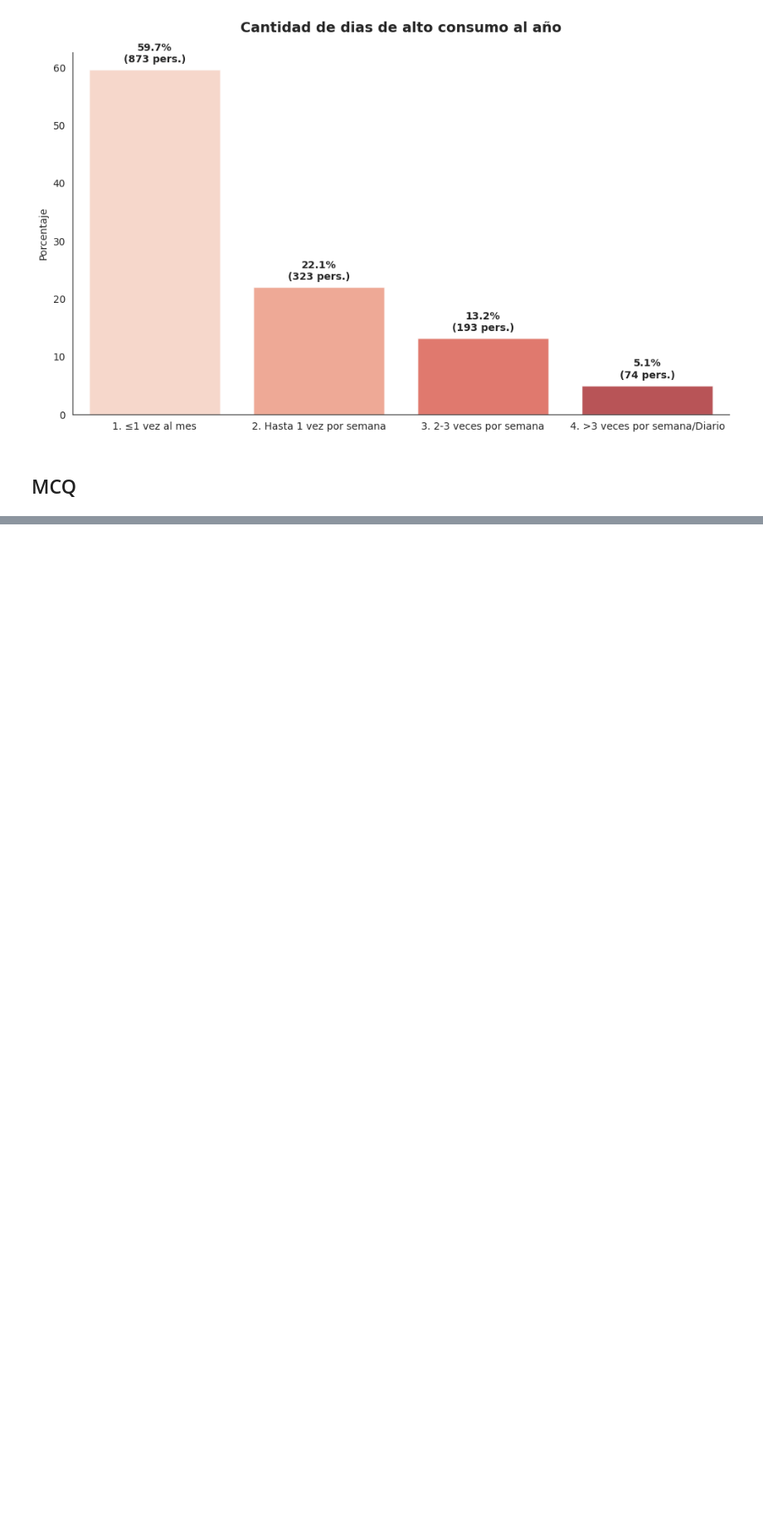
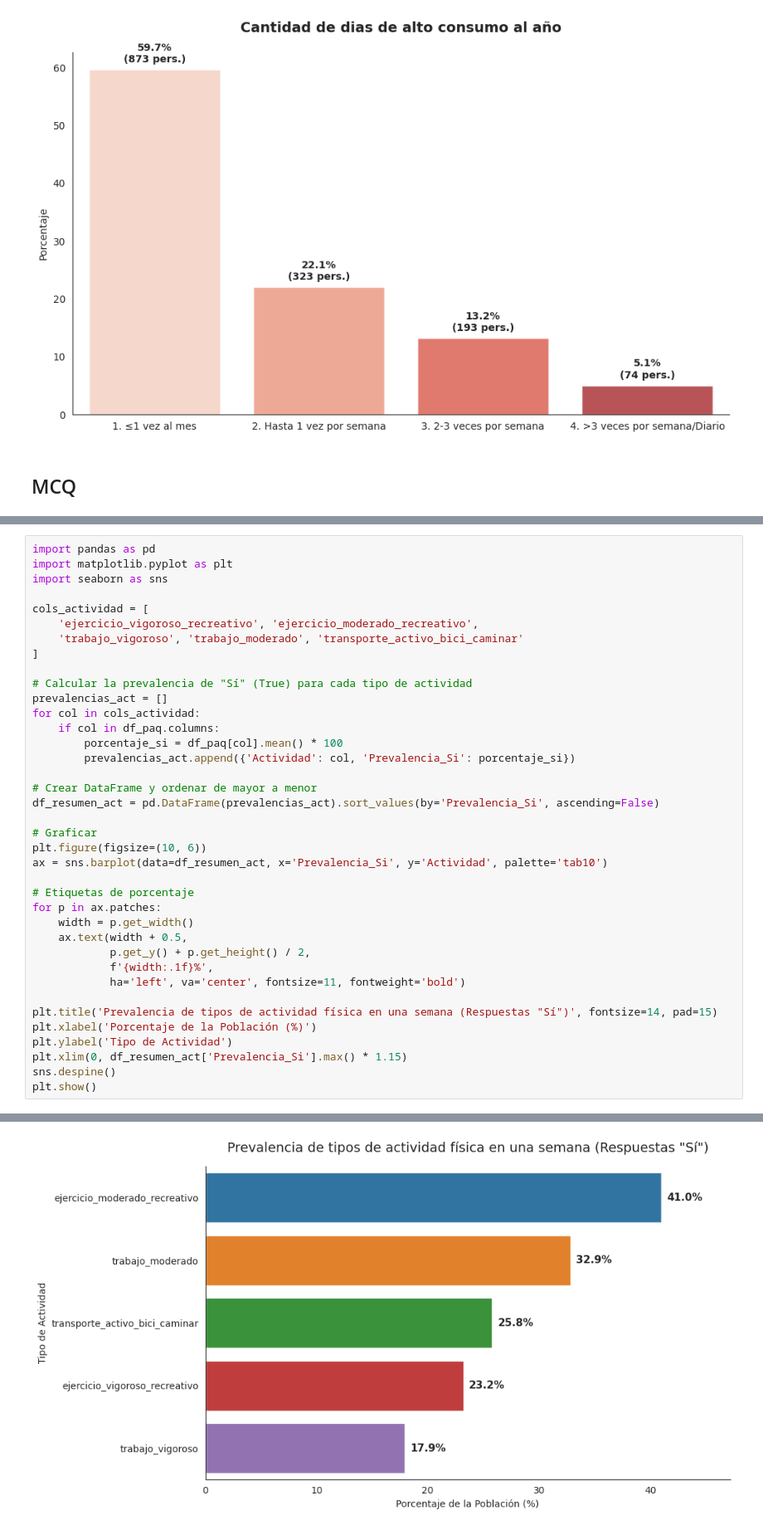
Before and after one commit to salva1984/kokoa-analisis-salud-mental, a Jupyter notebook: notebooks/04-analisis.ipynb, the cells around one changed output, grey strips where cells are left out. Shown at 83% size. Drawn from its saved outputs; the diff is of its cells as text; blank space fills up the shorter version.

```diff
--- a/notebooks/04-analisis.ipynb
+++ b/notebooks/04-analisis.ipynb
@@ -679,0 +746,39 @@ memory usage: 107.6 KB
+# %%
+import pandas as pd
+import matplotlib.pyplot as plt
+import seaborn as sns
+
+cols_actividad = [
+    'ejercicio_vigoroso_recreativo', 'ejercicio_moderado_recreativo',
+    'trabajo_vigoroso', 'trabajo_moderado', 'transporte_activo_bici_caminar'
+]
+
+# Calcular la prevalencia de "Sí" (True) para cada tipo de actividad
+prevalencias_act = []
+for col in cols_actividad:
+    if col in df_paq.columns:
+        porcentaje_si = df_paq[col].mean() * 100
+        prevalencias_act.append({'Actividad': col, 'Prevalencia_Si': porcentaje_si})
+
+# Crear DataFrame y ordenar de mayor a menor
+df_resumen_act = pd.DataFrame(prevalencias_act).sort_values(by='Prevalencia_Si', ascending=False)
+
+# Graficar
+plt.figure(figsize=(10, 6))
+ax = sns.barplot(data=df_resumen_act, x='Prevalencia_Si', y='Actividad', palette='tab10')
+
+# Etiquetas de porcentaje
+for p in ax.patches:
+    width = p.get_width()
+    ax.text(width + 0.5,
+            p.get_y() + p.get_height() / 2,
+            f'{width:.1f}%',
+            ha='left', va='center', fontsize=11, fontweight='bold')
+
+plt.title('Prevalencia de tipos de actividad física en una semana (Respuestas "Sí")', fontsize=14, pad=15)
+plt.xlabel('Porcentaje de la Población (%)')
+plt.ylabel('Tipo de Actividad')
+plt.xlim(0, df_resumen_act['Prevalencia_Si'].max() * 1.15)
+sns.despine()
+plt.show()
+# %% [output]
@@ -679,0 +788 @@ memory usage: 107.6 KB
+[figure, added]
```
Also changed, not shown: parts of 11 cells of this notebook, 9 other files.
